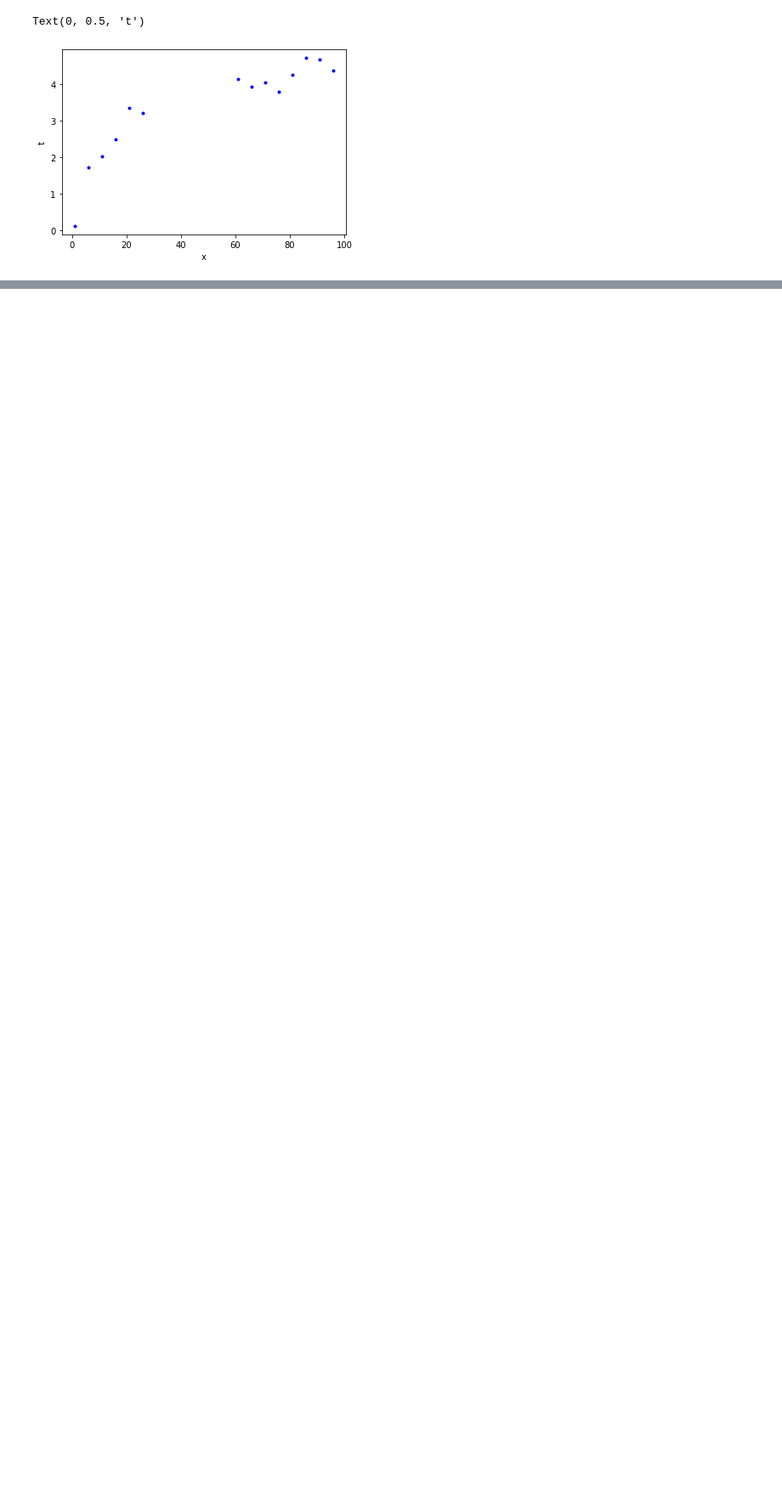
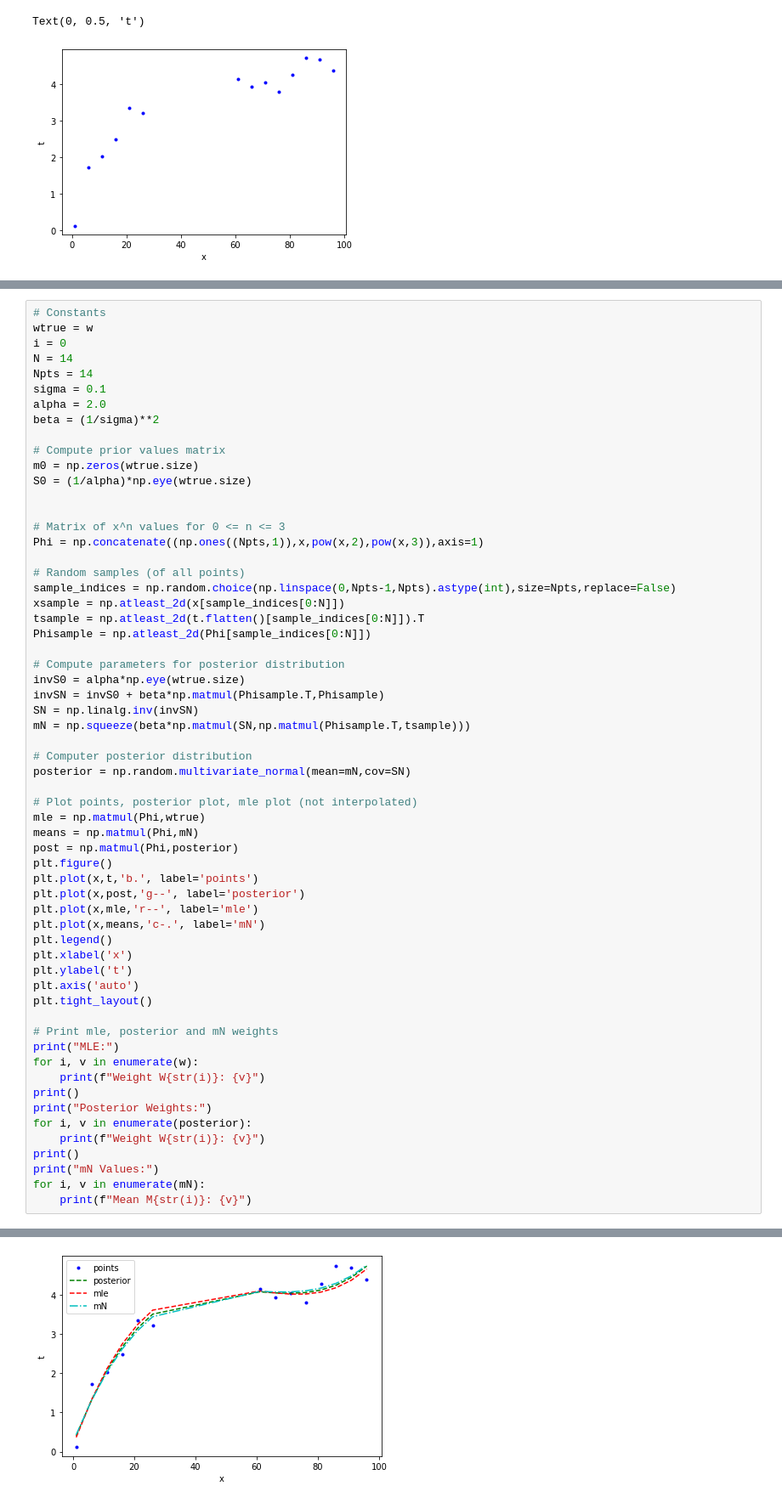
Before and after one commit to palvindersander/machine-learning-uni, a Jupyter notebook: regression 1/assignment1.ipynb, the cells around one changed output, grey strips where cells are left out. Shown at 85% size. Cells and saved outputs as stored; diff of their text form; blank space fills up the shorter version.

```diff
--- a/regression 1/assignment1.ipynb
+++ b/regression 1/assignment1.ipynb
@@ -194,0 +218,61 @@ Compute the posterior distribution of the model parameters for the optimal model
+# %%
+# Constants
+wtrue = w
+i = 0
+N = 14
+Npts = 14
+sigma = 0.1
+alpha = 2.0
+beta = (1/sigma)**2
+
+# Compute prior values matrix
+m0 = np.zeros(wtrue.size)
+S0 = (1/alpha)*np.eye(wtrue.size)
+
+
+# Matrix of x^n values for 0 <= n <= 3
+Phi = np.concatenate((np.ones((Npts,1)),x,pow(x,2),pow(x,3)),axis=1)
+
+# Random samples (of all points)
+sample_indices = np.random.choice(np.linspace(0,Npts-1,Npts).astype(int),size=Npts,replace=False)
+xsample = np.atleast_2d(x[sample_indices[0:N]])
+tsample = np.atleast_2d(t.flatten()[sample_indices[0:N]]).T
+Phisample = np.atleast_2d(Phi[sample_indices[0:N]])
+
+# Compute parameters for posterior distribution
+invS0 = alpha*np.eye(wtrue.size)
+invSN = invS0 + beta*np.matmul(Phisample.T,Phisample)
+SN = np.linalg.inv(invSN)
+mN = np.squeeze(beta*np.matmul(SN,np.matmul(Phisample.T,tsample)))
+
+# Computer posterior distribution
+posterior = np.random.multivariate_normal(mean=mN,cov=SN)
+
+# Plot points, posterior plot, mle plot (not interpolated)
+mle = np.matmul(Phi,wtrue)
+means = np.matmul(Phi,mN)
+post = np.matmul(Phi,posterior)
+plt.figure()
+plt.plot(x,t,'b.', label='points')
+plt.plot(x,post,'g--', label='posterior')
+plt.plot(x,mle,'r--', label='mle')
+plt.plot(x,means,'c-.', label='mN')
+plt.legend()
+plt.xlabel('x')
+plt.ylabel('t')
+plt.axis('auto')
+plt.tight_layout()
+
+# Print mle, posterior and mN weights
+print("MLE:")
+for i, v in enumerate(w):
+    print(f"Weight W{str(i)}: {v}")
+print()
+print("Posterior Weights:")
+for i, v in enumerate(posterior):
+    print(f"Weight W{str(i)}: {v}")
+print()
+print("mN Values:")
+for i, v in enumerate(mN):
+    print(f"Mean M{str(i)}: {v}")
+# %% [output]
@@ -194,0 +296 @@ Compute the posterior distribution of the model parameters for the optimal model
+[figure, added]
```
Also changed, not shown: parts of 6 cells of this notebook, 6 other files.
